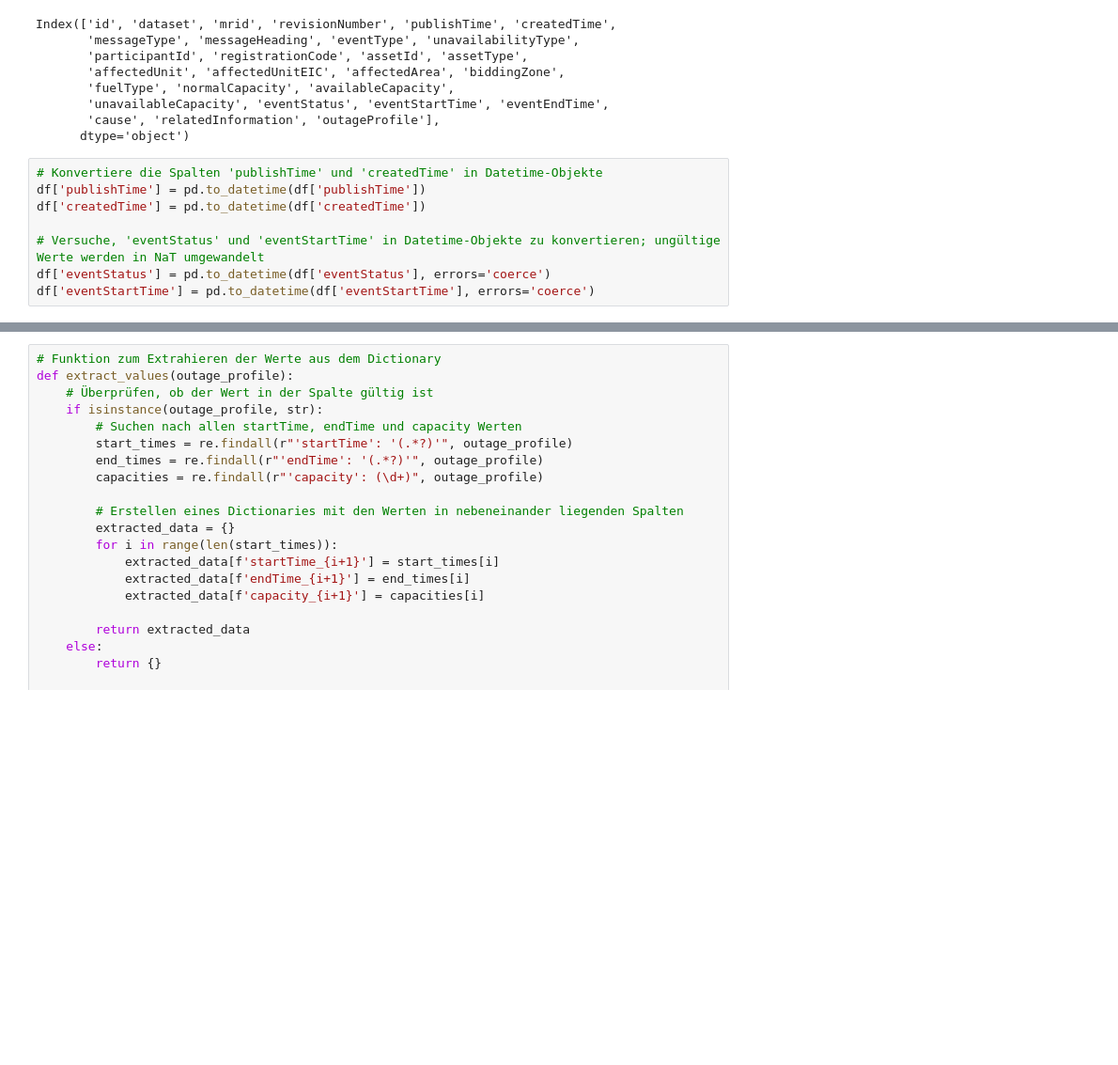
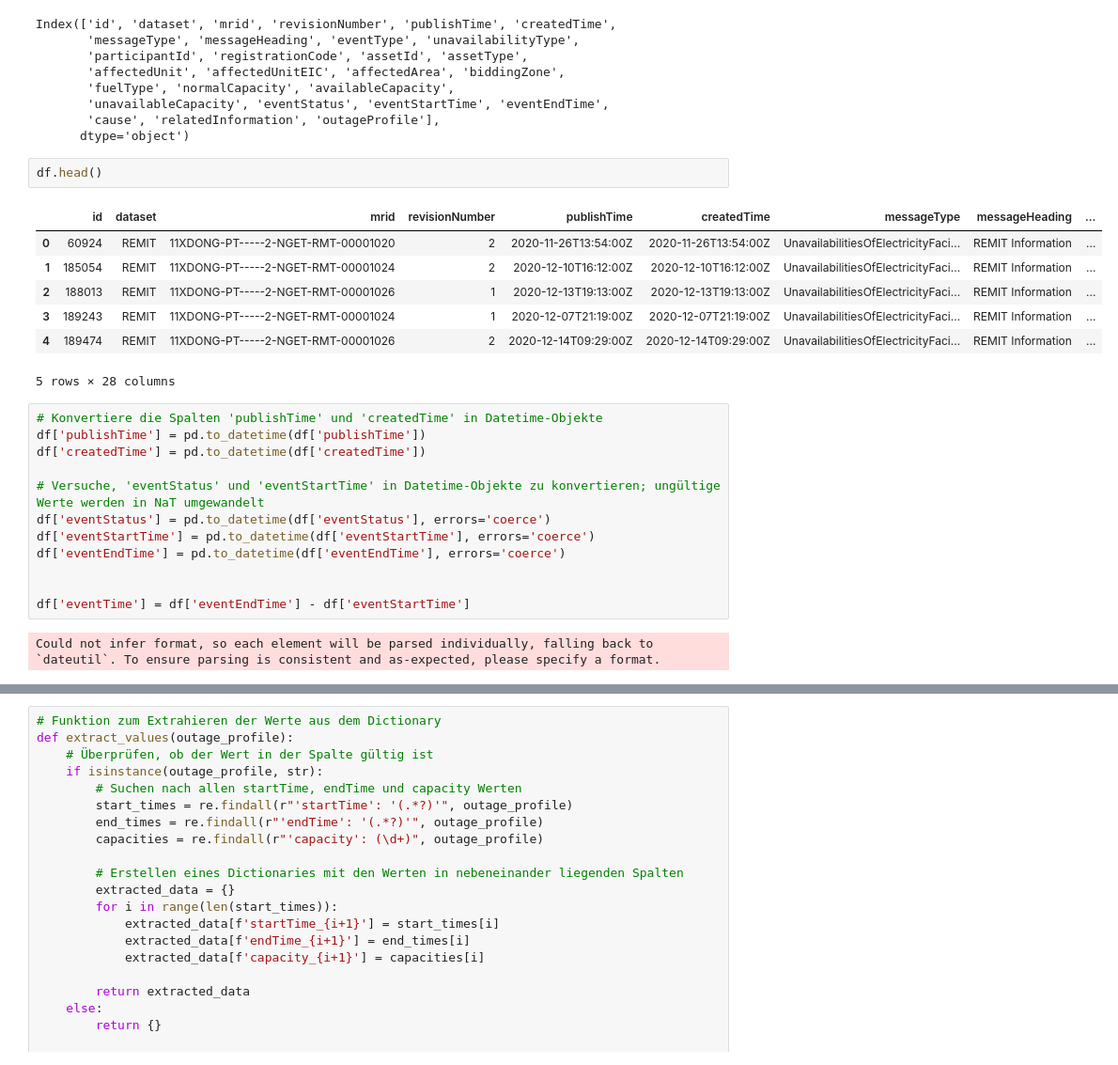
Before and after one commit to tombeihofer23/DoPro2, a Jupyter notebook: reasearch/02_Analyse_Json.ipynb, the cells around one changed output, grey strips where cells are left out. Shown at 94% size. Cells and saved outputs as stored; diff of their text form; blank space fills up the shorter version.

```diff
--- a/reasearch/02_Analyse_Json.ipynb
+++ b/reasearch/02_Analyse_Json.ipynb
@@ -59,6 +54,16 @@ Index(['id', 'dataset', 'mrid', 'revisionNumber', 'publishTime', 'createdTime',
        'unavailableCapacity', 'eventStatus', 'eventStartTime', 'eventEndTime',
        'cause', 'relatedInformation', 'outageProfile'],
       dtype='object')
+# %%
+df.head()
+# %% [output]
+|  | id | dataset | mrid | revisionNumber | publishTime | createdTime | messageType | messageHeading | ... |
+| 0 | 60924 | REMIT | 11XDONG-PT-----2-NGET-RMT-00001020 | 2 | 2020-11-26T13:54:00Z | 2020-11-26T13:54:00Z | UnavailabilitiesOfElectricityFaci... | REMIT Information | ... |
+| 1 | 185054 | REMIT | 11XDONG-PT-----2-NGET-RMT-00001024 | 2 | 2020-12-10T16:12:00Z | 2020-12-10T16:12:00Z | UnavailabilitiesOfElectricityFaci... | REMIT Information | ... |
+| 2 | 188013 | REMIT | 11XDONG-PT-----2-NGET-RMT-00001026 | 1 | 2020-12-13T19:13:00Z | 2020-12-13T19:13:00Z | UnavailabilitiesOfElectricityFaci... | REMIT Information | ... |
+| 3 | 189243 | REMIT | 11XDONG-PT-----2-NGET-RMT-00001024 | 1 | 2020-12-07T21:19:00Z | 2020-12-07T21:19:00Z | UnavailabilitiesOfElectricityFaci... | REMIT Information | ... |
+| 4 | 189474 | REMIT | 11XDONG-PT-----2-NGET-RMT-00001026 | 2 | 2020-12-14T09:29:00Z | 2020-12-14T09:29:00Z | UnavailabilitiesOfElectricityFaci... | REMIT Information | ... |
+5 rows × 28 columns
 # %%
 # Konvertiere die Spalten 'publishTime' und 'createdTime' in Datetime-Objekte
 df['publishTime'] = pd.to_datetime(df['publishTime'])
@@ -67,6 +72,12 @@ df['createdTime'] = pd.to_datetime(df['createdTime'])
 # Versuche, 'eventStatus' und 'eventStartTime' in Datetime-Objekte zu konvertieren; ungültige Werte werden in NaT umgewandelt
 df['eventStatus'] = pd.to_datetime(df['eventStatus'], errors='coerce')
 df['eventStartTime'] = pd.to_datetime(df['eventStartTime'], errors='coerce')
+df['eventEndTime'] = pd.to_datetime(df['eventEndTime'], errors='coerce')
+
+
+df['eventTime'] = df['eventEndTime'] - df['eventStartTime']
+# %% [output]
+Could not infer format, so each element will be parsed individually, falling back to `dateutil`. To ensure parsing is consistent and as-expected, please specify a format.
 # %%
 df.dtypes
 # %% [output]
```
Also changed, not shown: parts of 53 cells of this notebook.
